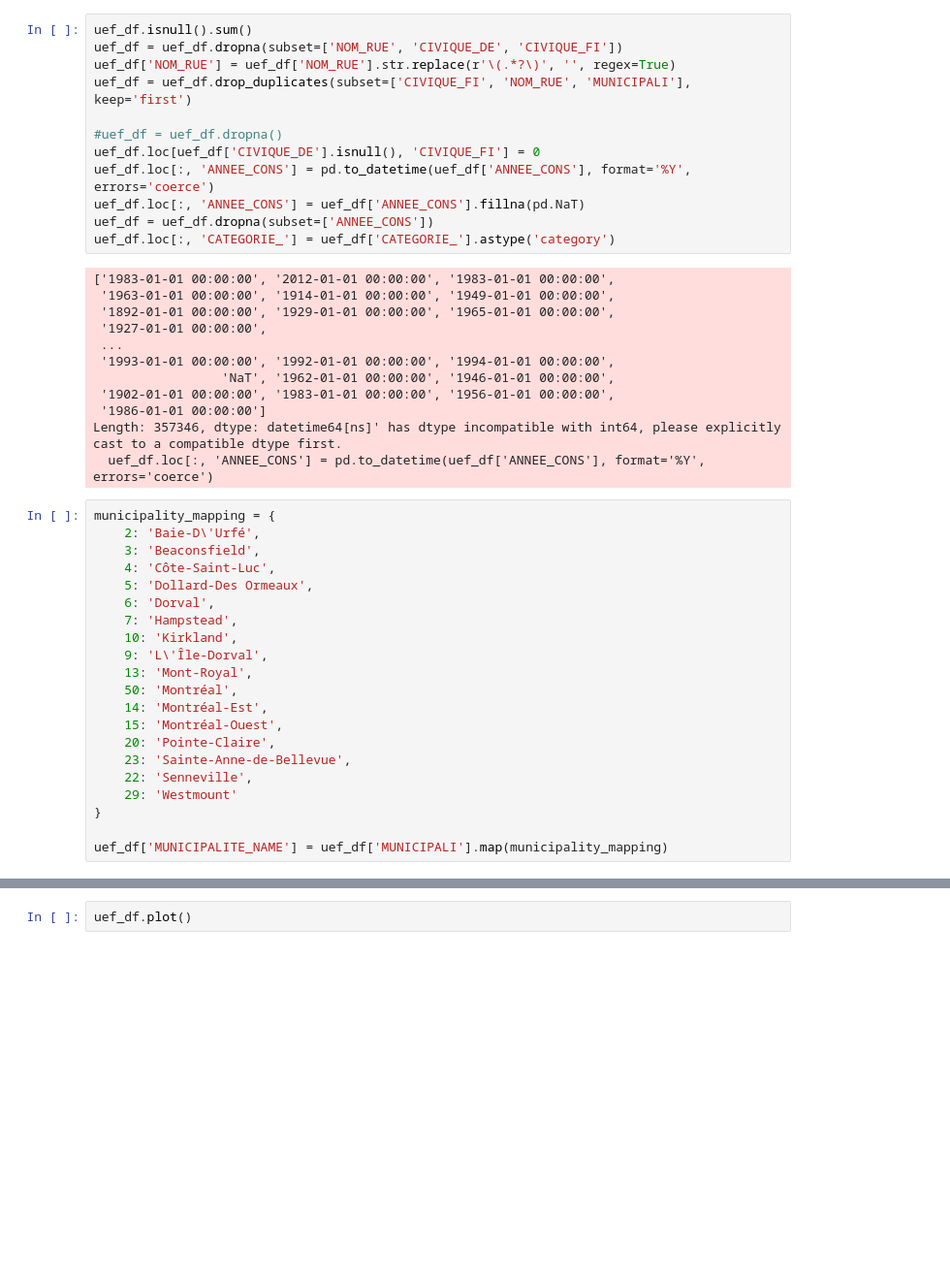
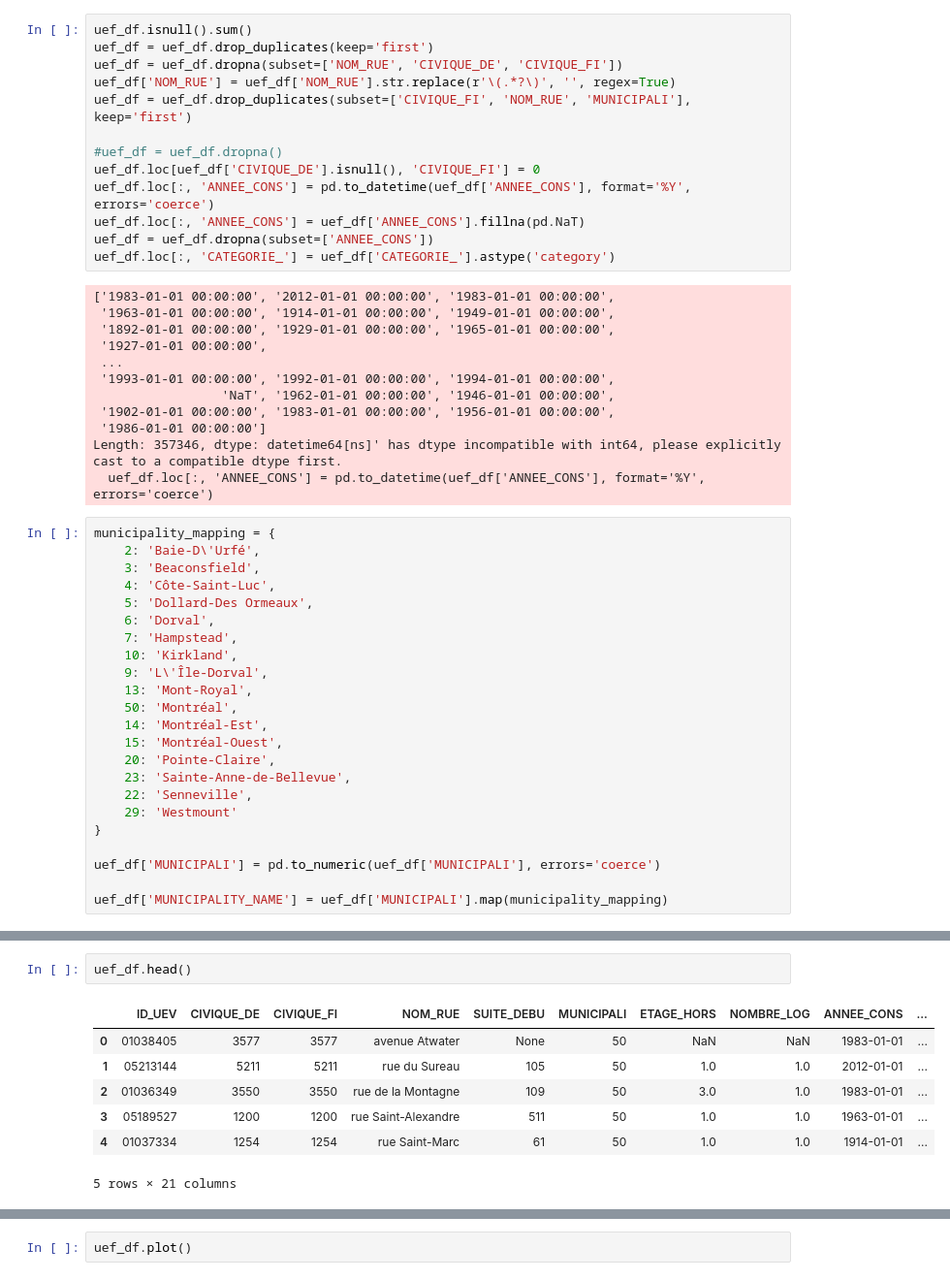
Before and after one commit to coddecses/ycbs299, a Jupyter notebook: notebooks/Capstone_Census_and_PA_Data_Analysis.ipynb, the cells around one changed output, grey strips where cells are left out. Shown at 97% size. Cells and saved outputs as stored; diff of their text form; blank space fills up the shorter version.

```diff
--- a/notebooks/Capstone_Census_and_PA_Data_Analysis.ipynb
+++ b/notebooks/Capstone_Census_and_PA_Data_Analysis.ipynb
@@ -323,6 +323,7 @@ uef_df.head()
 | 4 | 01037334 | 1254 | 1254 | rue Saint-Marc (MTL) | 61 | 50 | 1.0 | 1.0 | 1914 | ... |
 # %%
 uef_df.isnull().sum()
+uef_df = uef_df.drop_duplicates(keep='first')
 uef_df = uef_df.dropna(subset=['NOM_RUE', 'CIVIQUE_DE', 'CIVIQUE_FI'])
 uef_df['NOM_RUE'] = uef_df['NOM_RUE'].str.replace(r'\(.*?\)', '', regex=True)
 uef_df = uef_df.drop_duplicates(subset=['CIVIQUE_FI', 'NOM_RUE', 'MUNICIPALI'], keep='first')
@@ -365,4 +366,6 @@ municipality_mapping = {
     29: 'Westmount'
 }
 
-uef_df['MUNICIPALITE_NAME'] = uef_df['MUNICIPALI'].map(municipality_mapping)
+uef_df['MUNICIPALI'] = pd.to_numeric(uef_df['MUNICIPALI'], errors='coerce')
+
+uef_df['MUNICIPALITY_NAME'] = uef_df['MUNICIPALI'].map(municipality_mapping)
@@ -374,0 +513,10 @@ See the caveats in the documentation: https://pandas.pydata.org/pandas-docs/stab
+# %%
+uef_df.head()
+# %% [output]
+|  | ID_UEV | CIVIQUE_DE | CIVIQUE_FI | NOM_RUE | SUITE_DEBU | MUNICIPALI | ETAGE_HORS | NOMBRE_LOG | ANNEE_CONS | ... |
+| 0 | 01038405 | 3577 | 3577 | avenue Atwater | None | 50 | NaN | NaN | 1983-01-01 | ... |
+| 1 | 05213144 | 5211 | 5211 | rue du Sureau | 105 | 50 | 1.0 | 1.0 | 2012-01-01 | ... |
+| 2 | 01036349 | 3550 | 3550 | rue de la Montagne | 109 | 50 | 3.0 | 1.0 | 1983-01-01 | ... |
+| 3 | 05189527 | 1200 | 1200 | rue Saint-Alexandre | 511 | 50 | 1.0 | 1.0 | 1963-01-01 | ... |
+| 4 | 01037334 | 1254 | 1254 | rue Saint-Marc | 61 | 50 | 1.0 | 1.0 | 1914-01-01 | ... |
+5 rows × 21 columns
```
Also changed, not shown: parts of 14 cells of this notebook.
